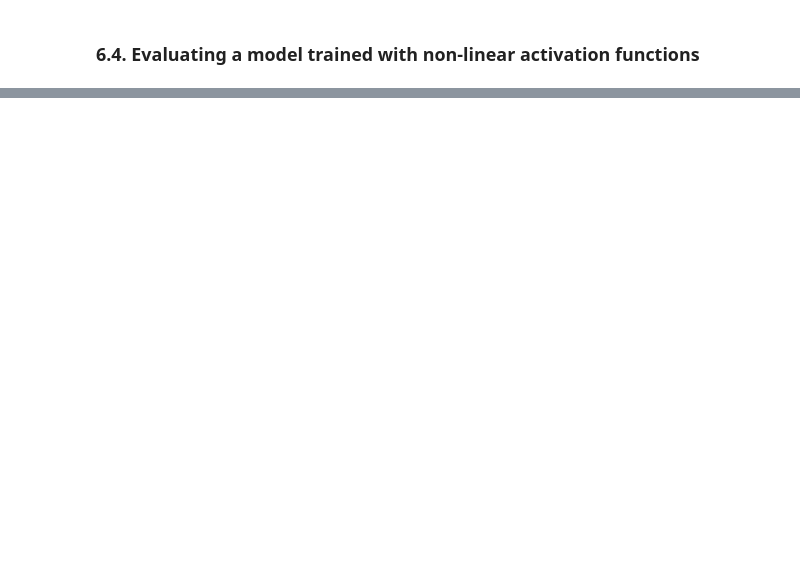
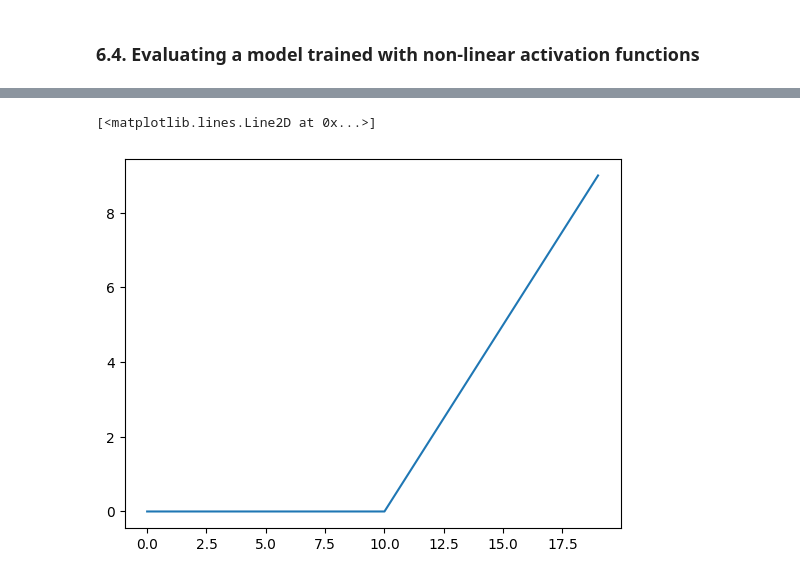
Before and after one commit to lamnhuthoa/pytorch-for-deep-learning, a Jupyter notebook: 02_pytorch_neural_network_classification/02_pytorch_neural_network_classification.ipynb, the cells around one changed output, grey strips where cells are left out. Drawn from its saved outputs; the diff is of its cells as text; code cells hidden in the pictures; blank space fills up the shorter version.

Commit message:
Replicating non-linear acitvation functions tryout

```diff
--- a/02_pytorch_neural_network_classification/02_pytorch_neural_network_classification.ipynb
+++ b/02_pytorch_neural_network_classification/02_pytorch_neural_network_classification.ipynb
@@ -907,0 +944,6 @@ plot_decision_boundary(model_3, X_test, y_test)
+# %%
+# Plot ReLU activation function
+plt.plot(relu(A))
+# %% [output]
+[<matplotlib.lines.Line2D at 0x...>]
+[figure, added]
```
Also changed, not shown: parts of 10 cells of this notebook, 1 other file.
